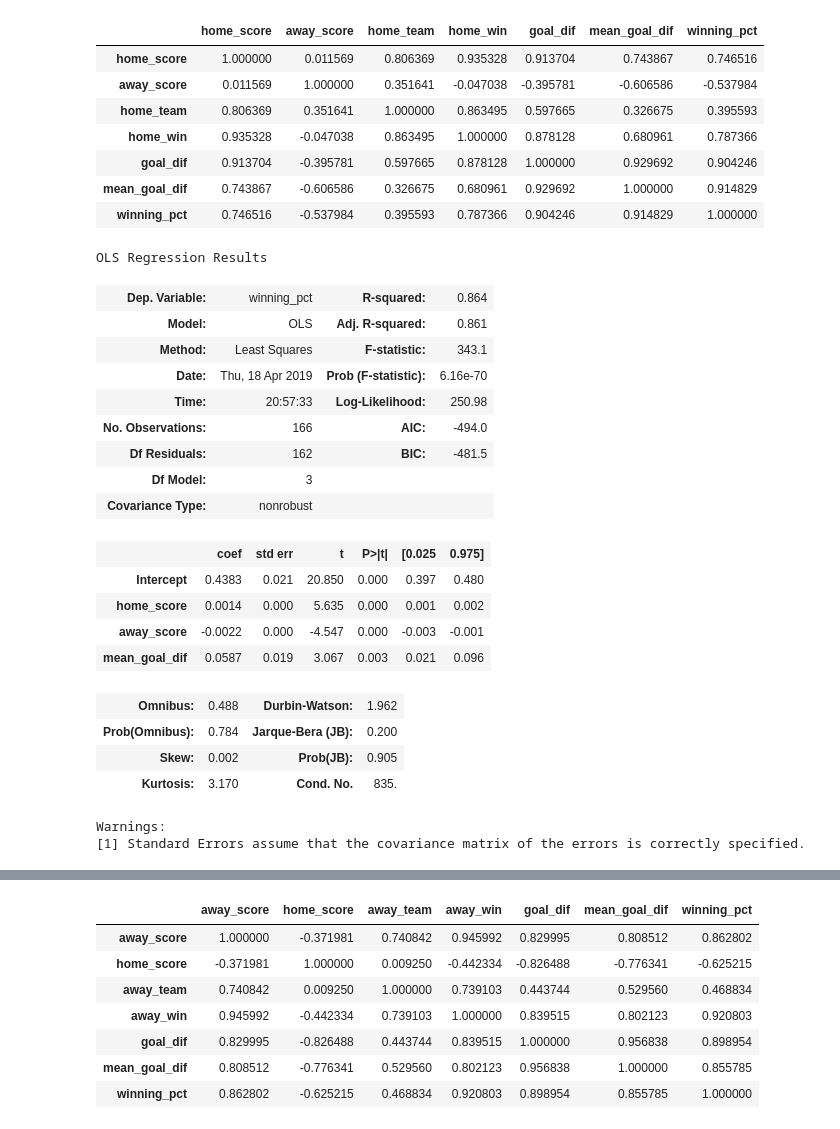
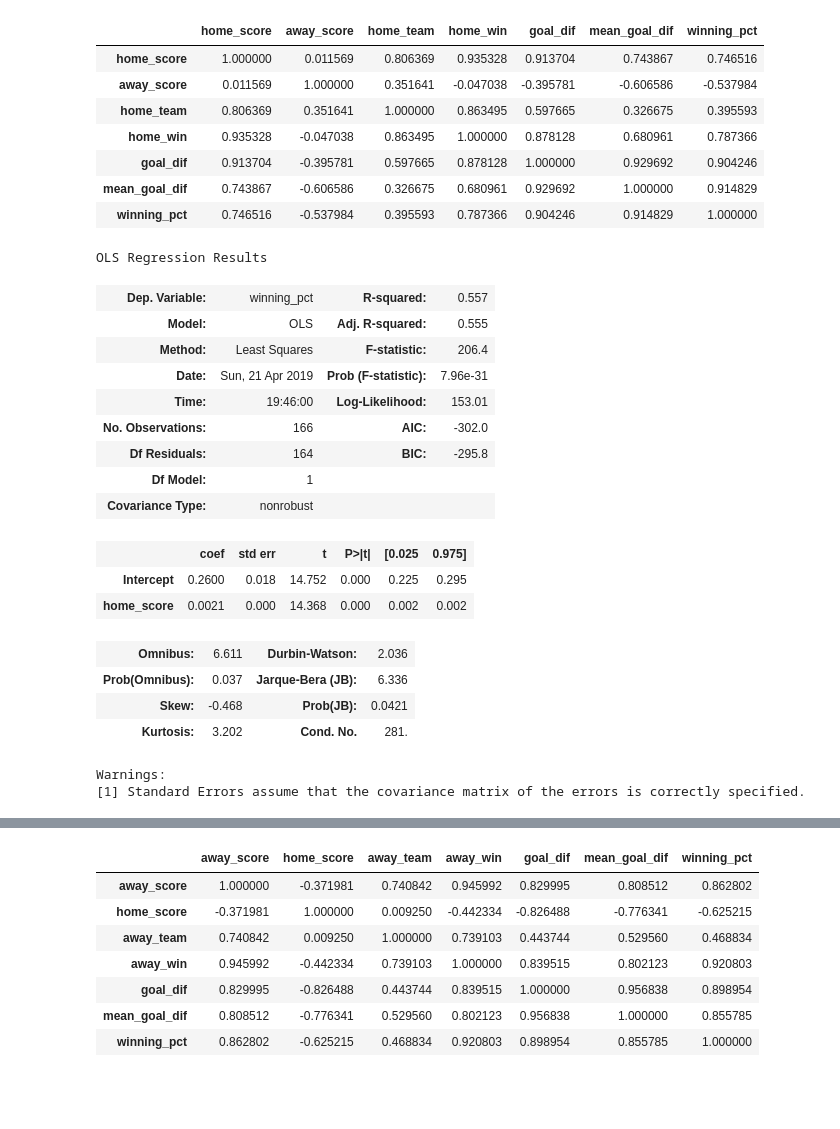
Before and after one commit to justinklemp/INFO-Capstone-Soccer-Notebooks-, a Jupyter notebook: International Results.ipynb, the cells around one changed output, grey strips where cells are left out. Saved outputs shown, nothing was run; the diff lists cells and outputs as text; code cells hidden in the pictures; blank space fills up the shorter version.

```diff
--- a/International Results.ipynb
+++ b/International Results.ipynb
@@ -256,27 +285,25 @@ home_agg_df.corr()
 | mean_goal_dif | 0.743867 | -0.606586 | 0.326675 | 0.680961 | 0.929692 | 1.000000 | 0.914829 |
 | winning_pct | 0.746516 | -0.537984 | 0.395593 | 0.787366 | 0.904246 | 0.914829 | 1.000000 |
 # %%
-m0 = smf.ols(formula = 'winning_pct ~ home_score + away_score + mean_goal_dif',data=home_agg_df).fit()
+m0 = smf.ols(formula = 'winning_pct ~ home_score',data=home_agg_df).fit()
 m0.summary()
 # %% [output]
 OLS Regression Results
-| Dep. Variable: | winning_pct | R-squared: | 0.864 |
-| Model: | OLS | Adj. R-squared: | 0.861 |
-| Method: | Least Squares | F-statistic: | 343.1 |
-| Date: | Thu, 18 Apr 2019 | Prob (F-statistic): | 6.16e-70 |
-| Time: | 20:57:33 | Log-Likelihood: | 250.98 |
-| No. Observations: | 166 | AIC: | -494.0 |
-| Df Residuals: | 162 | BIC: | -481.5 |
-| Df Model: | 3 |  |  |
+| Dep. Variable: | winning_pct | R-squared: | 0.557 |
+| Model: | OLS | Adj. R-squared: | 0.555 |
+| Method: | Least Squares | F-statistic: | 206.4 |
+| Date: | Sun, 21 Apr 2019 | Prob (F-statistic): | 7.96e-31 |
+| Time: | 19:46:00 | Log-Likelihood: | 153.01 |
+| No. Observations: | 166 | AIC: | -302.0 |
+| Df Residuals: | 164 | BIC: | -295.8 |
+| Df Model: | 1 |  |  |
 | Covariance Type: | nonrobust |  |  |
 |  | coef | std err | t | P>|t| | [0.025 | 0.975] |
-| Intercept | 0.4383 | 0.021 | 20.850 | 0.000 | 0.397 | 0.480 |
-| home_score | 0.0014 | 0.000 | 5.635 | 0.000 | 0.001 | 0.002 |
-| away_score | -0.0022 | 0.000 | -4.547 | 0.000 | -0.003 | -0.001 |
-| mean_goal_dif | 0.0587 | 0.019 | 3.067 | 0.003 | 0.021 | 0.096 |
+| Intercept | 0.2600 | 0.018 | 14.752 | 0.000 | 0.225 | 0.295 |
+| home_score | 0.0021 | 0.000 | 14.368 | 0.000 | 0.002 | 0.002 |
-| Omnibus: | 0.488 | Durbin-Watson: | 1.962 |
-| Prob(Omnibus): | 0.784 | Jarque-Bera (JB): | 0.200 |
-| Skew: | 0.002 | Prob(JB): | 0.905 |
-| Kurtosis: | 3.170 | Cond. No. | 835. |
+| Omnibus: | 6.611 | Durbin-Watson: | 2.036 |
+| Prob(Omnibus): | 0.037 | Jarque-Bera (JB): | 6.336 |
+| Skew: | -0.468 | Prob(JB): | 0.0421 |
+| Kurtosis: | 3.202 | Cond. No. | 281. |
 Warnings:
 [1] Standard Errors assume that the covariance matrix of the errors is correctly specified.
```
Also changed, not shown: parts of 8 cells of this notebook.
